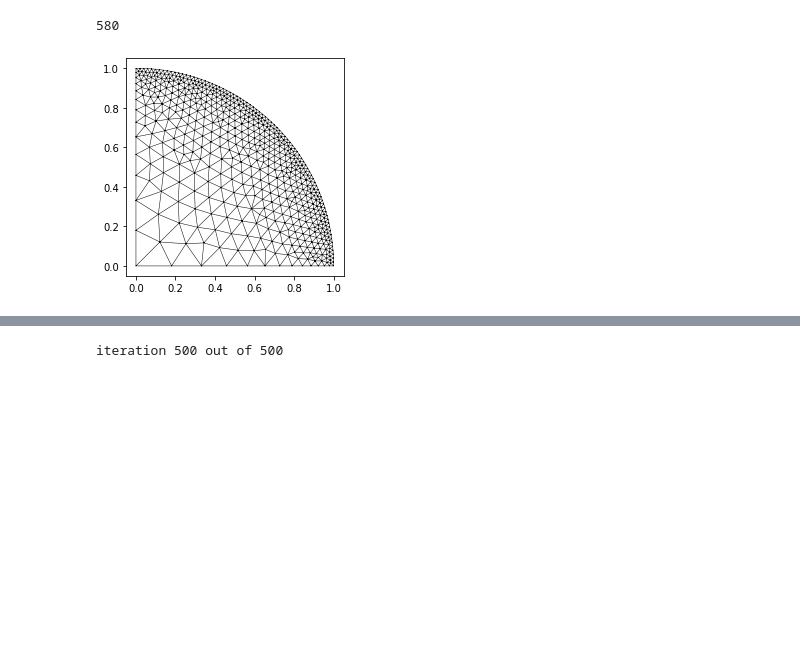
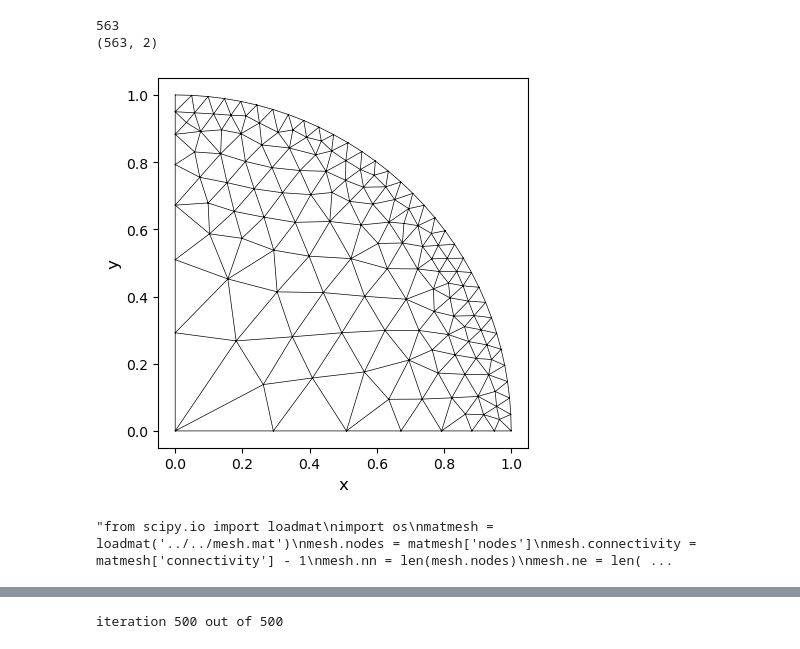
Before and after one commit to aleximorin/compgeom, a Jupyter notebook: Notebooks/Poroelastic sphere.ipynb, the cells around one changed output, grey strips where cells are left out. Drawn from its saved outputs; the diff is of its cells as text; code cells hidden in the pictures; blank space fills up the shorter version.

```diff
--- a/Notebooks/Poroelastic sphere.ipynb
+++ b/Notebooks/Poroelastic sphere.ipynb
@@ -27,28 +33,45 @@ import PoroElasticProperties as prop
 # %%
 # we define the mesh
 r = 1
-cell_size = 0.02
+cell_size = 0.05
 
 import pygmsh
 with pygmsh.geo.Geometry() as geom:
     center = geom.add_point([0, 0], 10*cell_size)
     lower_right = geom.add_point([0, r], cell_size)
     upper_left = geom.add_point([r, 0], cell_size)
 
     bottom = geom.add_line(center, lower_right)
     left = geom.add_line(upper_left, center)
     arc = geom.add_circle_arc(lower_right, center, upper_left)
 
     loop = geom.add_curve_loop([bottom, arc, left])
     surface = geom.add_plane_surface(loop)
     out = geom.generate_mesh()
 
 mesh = Mesher.Mesh(out, simultype='axis')
+mesh = Mesher.tri3_2_tri6(mesh)
 mesh.plot()
+plt.xlabel('x')
+plt.ylabel('y')
 print(mesh.nn)
+print(mesh.nodes.shape)
 # %% [output]
-580
+563
+(563, 2)
-[figure, old version]
+[figure, new version]
+# %%
+"""from scipy.io import loadmat
+import os
+matmesh = loadmat('../../mesh.mat')
+mesh.nodes = matmesh['nodes']
+mesh.connectivity = matmesh['connectivity'] - 1
+mesh.nn = len(mesh.nodes)
+mesh.ne = len(mesh.connectivity)
+
+mesh.plot()"""
+# %% [output]
+"from scipy.io import loadmat\nimport os\nmatmesh = loadmat('../../mesh.mat')\nmesh.nodes = matmesh['nodes']\nmesh.connectivity = matmesh['connectivity'] - 1\nmesh.nn = len(mesh.nodes)\nmesh.ne = len( ...
 # %%
 # geomechanical parameters
 k = 8.4e3  # elastic drained bulk modulus [MPa]
```
Also changed, not shown: parts of 21 cells of this notebook, 13 other files.
